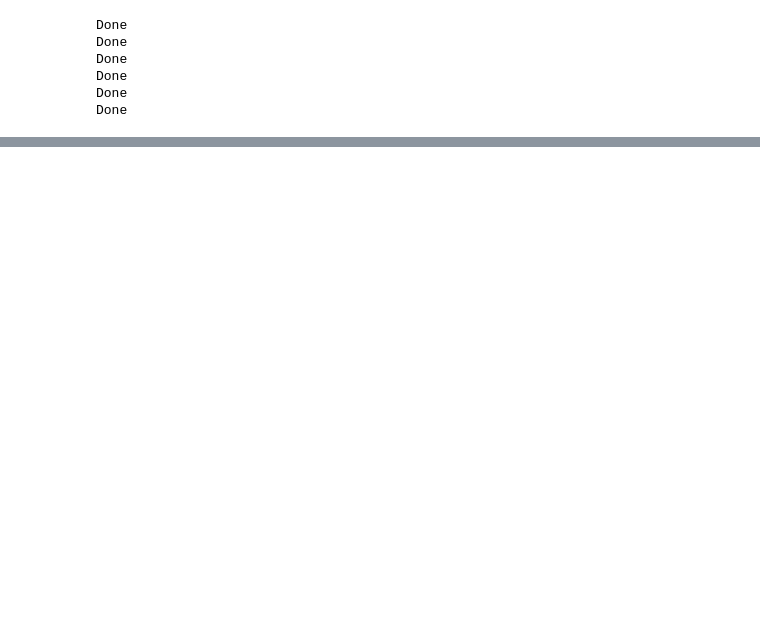
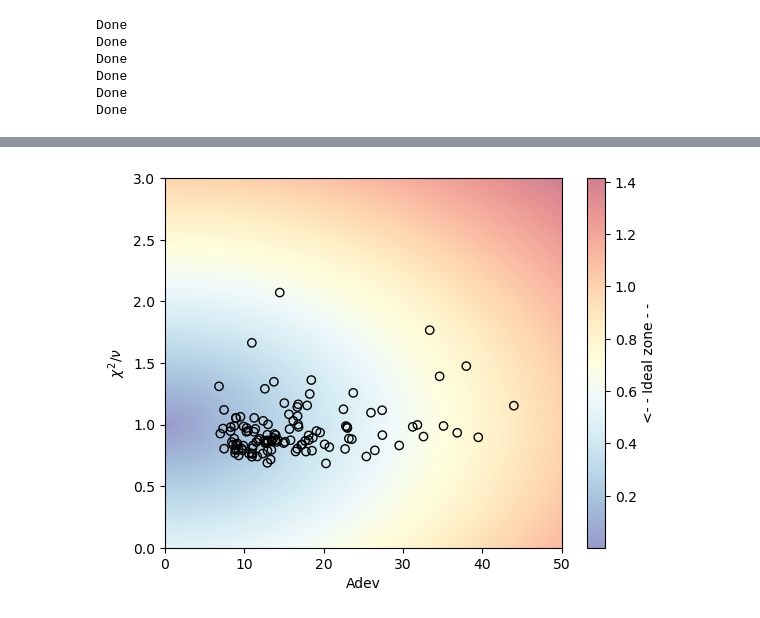
Before and after one commit to hol1m4n/HIIGalaxies, a Jupyter notebook: Spectral_synthesis/Stats_compresion.ipynb, the cells around one changed output, grey strips where cells are left out. Drawn from its saved outputs; the diff is of its cells as text; code cells hidden in the pictures; blank space fills up the shorter version.

Commit message:
Line calculations and table retrieval

```diff
--- a/Spectral_synthesis/Stats_compresion.ipynb
+++ b/Spectral_synthesis/Stats_compresion.ipynb
@@ -296,16 +211,0 @@ np.unique(Final_table['LAMBDA_N'])
-# %%
-icut = Final_table[(Final_table['TAB5_INDEX']!=56)&(Final_table['SDSS_SNR']>=10)&(Final_table['FADO']>=True)]
-
-data = [icut[(icut['LAMBDA_N']==np.unique(Final_table['LAMBDA_N'])[0])&(icut['RED_LAW']==np.unique(Final_table['RED_LAW'])[0])]['CHI2'],
-        icut[(icut['LAMBDA_N']==np.unique(Final_table['LAMBDA_N'])[0])&(icut['RED_LAW']==np.unique(Final_table['RED_LAW'])[1])]['CHI2'],
-        icut[(icut['LAMBDA_N']==np.unique(Final_table['LAMBDA_N'])[0])&(icut['RED_LAW']==np.unique(Final_table['RED_LAW'])[2])]['CHI2'],
-        icut[(icut['LAMBDA_N']==np.unique(Final_table['LAMBDA_N'])[0])&(icut['RED_LAW']==np.unique(Final_table['RED_LAW'])[3])]['CHI2'],
-        icut[(icut['LAMBDA_N']==np.unique(Final_table['LAMBDA_N'])[1])&(icut['RED_LAW']==np.unique(Final_table['RED_LAW'])[0])]['CHI2'],
-        icut[(icut['LAMBDA_N']==np.unique(Final_table['LAMBDA_N'])[1])&(icut['RED_LAW']==np.unique(Final_table['RED_LAW'])[1])]['CHI2'],
-        icut[(icut['LAMBDA_N']==np.unique(Final_table['LAMBDA_N'])[1])&(icut['RED_LAW']==np.unique(Final_table['RED_LAW'])[2])]['CHI2'],
-        icut[(icut['LAMBDA_N']==np.unique(Final_table['LAMBDA_N'])[1])&(icut['RED_LAW']==np.unique(Final_table['RED_LAW'])[3])]['CHI2'],
-        icut[(icut['LAMBDA_N']==np.unique(Final_table['LAMBDA_N'])[2])&(icut['RED_LAW']==np.unique(Final_table['RED_LAW'])[0])]['CHI2'],
-        icut[(icut['LAMBDA_N']==np.unique(Final_table['LAMBDA_N'])[2])&(icut['RED_LAW']==np.unique(Final_table['RED_LAW'])[1])]['CHI2'],
-        icut[(icut['LAMBDA_N']==np.unique(Final_table['LAMBDA_N'])[2])&(icut['RED_LAW']==np.unique(Final_table['RED_LAW'])[2])]['CHI2'],
-        icut[(icut['LAMBDA_N']==np.unique(Final_table['LAMBDA_N'])[2])&(icut['RED_LAW']==np.unique(Final_table['RED_LAW'])[3])]['CHI2']
-        ]
@@ -439,0 +265,79 @@ merit_stats(path ='~/HIIGalaxies/FADO/output_4020/',
+# %%
+Final_table = Table.read(fits.open('Synthesis_runs.fits')[1])
+# %%
+# 1. Crear la malla con tus rangos específicos
+x = np.linspace(0, 50, 500)
+y = np.linspace(0, 3, 500)
+X, Y = np.meshgrid(x, y)
+
+# 2. Normalizar las distancias para que X e Y pesen lo mismo
+# Escalamos X (0 a 50) para que actúe como (0 a 1)
+# Escalamos Y (0 a 3) para que actúe como (0 a 1)
+x_norm = (X - 0) / 50
+y_norm = (Y - 1) / 2  # Distancia relativa al punto 1 en un rango de 3
+
+# 3. Calcular la distancia combinada usando los valores normalizados
+Z = np.sqrt(x_norm**2 + y_norm**2)
+
+# 4. Graficar
+fig, ax = plt.subplots()
+im = ax.imshow(Z, extent=[0, 50, 0, 3], origin='lower', cmap='RdYlBu_r', aspect='auto',alpha=0.5)
+
+fd_g3 = Data_get(Final_table,[56],
+                            [('LAMBDA_N','==',4020),
+                            ('SDSS_SNR','>=',10),
+                            ('RED_LAW','==','Gordon et al. 2003 - SMC Bar'),
+                            ('FADO','==',True)]).set
+
+sl_g3 = Data_get(Final_table,[56],
+                            [('LAMBDA_N','==',4020),
+                            ('SDSS_SNR','>=',10),
+                            ('RED_LAW','==','Gordon et al. 2003 - SMC Bar'),
+                            ('STARLIGHT','==',True)]).set
+
+fd_hq = Data_get(Final_table,[56],
+                            [('SDSS_SNR','>=',10),('LAMBDA_N','==',4020),
+                            ('RED_LAW','==','Gordon et al. 2003 - SMC Bar'),
+                            ('FADO','==',True),
+                            ('ADEV','>=',0),('ADEV','<=',25),
+                            ('CHI2','>=',0.7),('CHI2','<=',1.3)]).set
+
+
+sl_hq = Data_get(Final_table,[56],
+                            [('SDSS_SNR','>=',10),('LAMBDA_N','==',4020),
+                            ('RED_LAW','==','Gordon et al. 2003 - SMC Bar'),
+                            ('STARLIGHT','==',True),
+                            ('ADEV','>=',0),('ADEV','<=',25),
+                            ('CHI2','>=',0.7),('CHI2','<=',1.3)]).set
+
+
+sample = Data_get(Final_table,[56],
+                            [('FADO','==',True),
+                            ('LAMBDA_N','==',4020),
+                            ('RED_LAW','==','Gordon et al. 2003 - SMC Bar')]).set
+                            #('FADO','==',True),#]).set
+                            #('ADEV','>=',0),('ADEV','<=',25),
+                            #('CHI2','>=',0.7),('CHI2','<=',1.3)]).set
+
+
+
+#ax.scatter(fd_g3['ADEV'],
+#           fd_g3['CHI2'],
+#           marker = 'o',facecolors='none', edgecolors='purple')
+ax.scatter(sample['ADEV'],
+           sample['CHI2'],
+           marker = 'o',facecolors='none', edgecolors='black')
+
+
+# 5. Estética
+#ax.set_title('Mapa de Calor Equilibrado (Objetivo X=0, Y=1)')
+ax.set_xlabel(r'Adev')
+ax.set_ylabel(r'$\chi^{2}/\nu$')
+plt.colorbar(im, label='<- - Ideal zone - -')
+
+# Opcional: Dibujar un punto en el objetivo para verificar
+#ax.plot(0, 1, 'ko', markersize=10, label='Objetivo (0,1)')
+
+plt.show()
+# %% [output]
+[figure, added]
```
Also changed, not shown: parts of 42 cells of this notebook, 7 other files.
